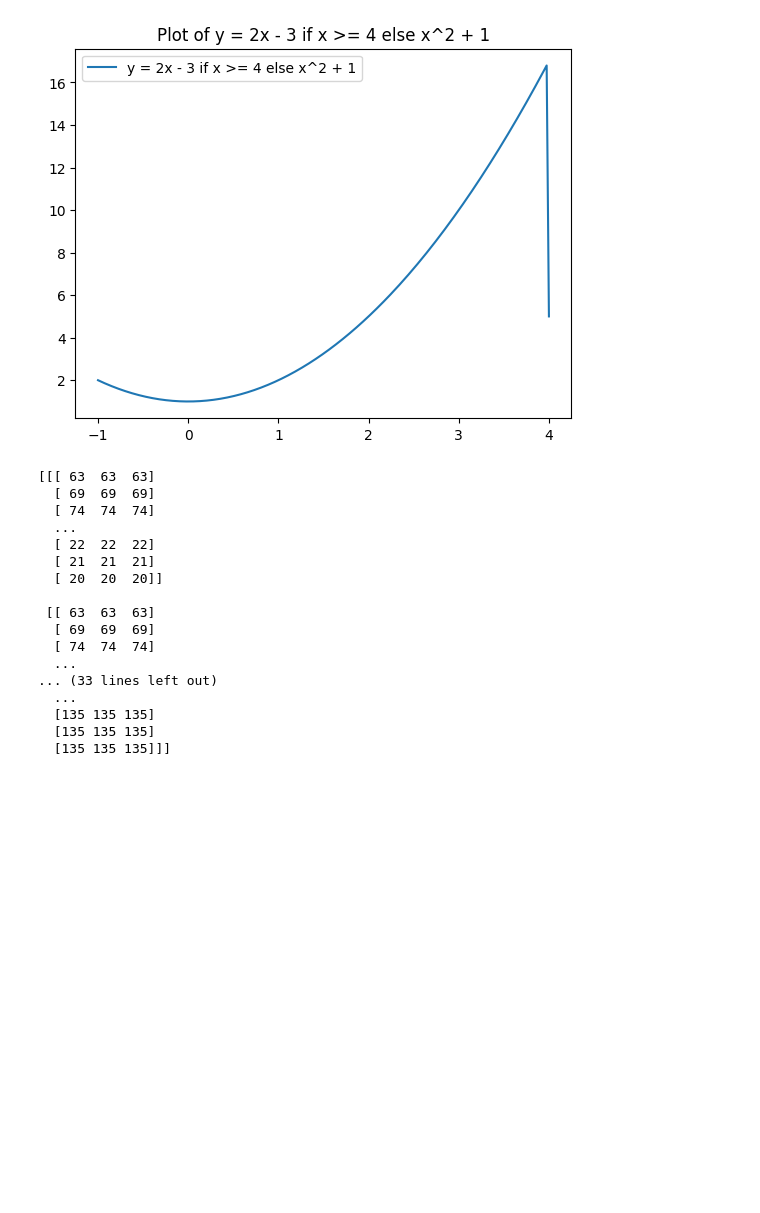
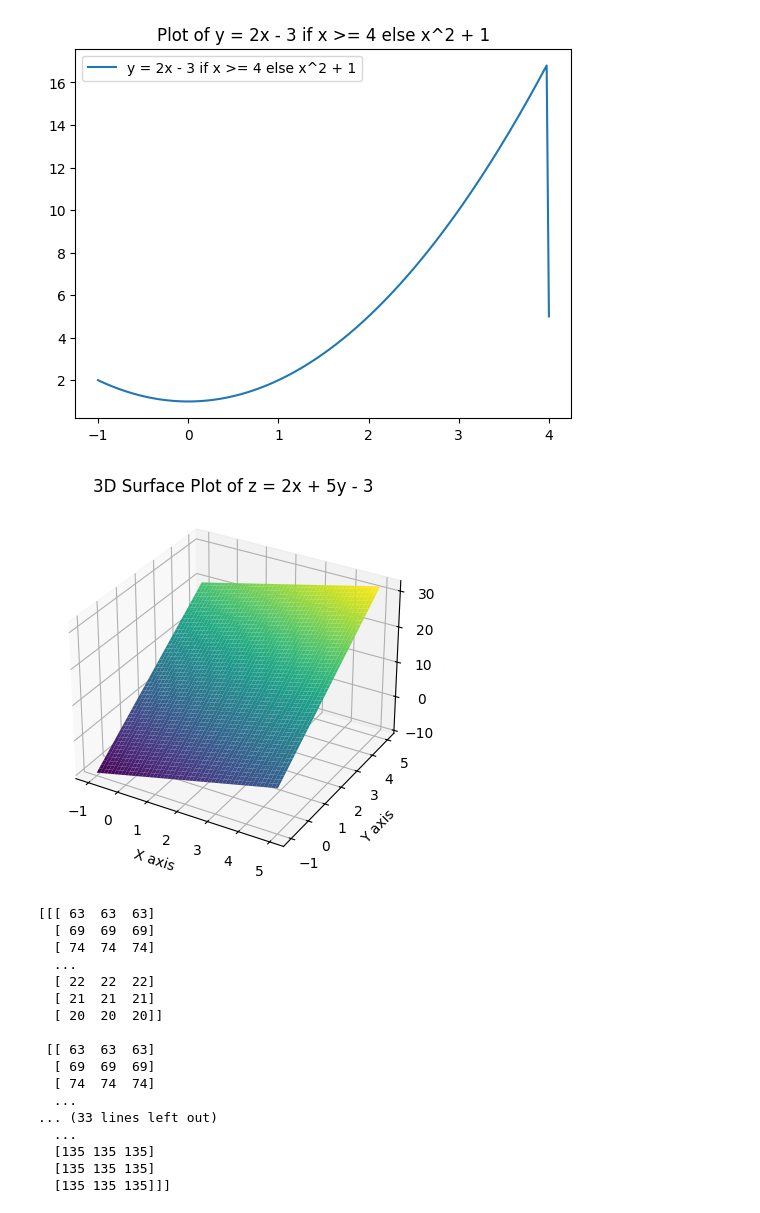
Before and after one commit to Pavan19047/SAMSUNG-INNOVATION-CAMPUS, a Jupyter notebook: main.ipynb, the cells around one changed output. Drawn from its saved outputs; the diff is of its cells as text; code cells hidden in the pictures; blank space fills up the shorter version.

```diff
--- a/main.ipynb
+++ b/main.ipynb
@@ -343,3 +345,21 @@ plt.show()
+# %%
+x = np.linspace(-1, 5, 200)
+y = np.linspace(-1, 5, 200)
+X, Y = np.meshgrid(x, y)
+Z = 2*X + 5*Y - 3
+# 3D plots
+from mpl_toolkits.mplot3d import Axes3D
+import matplotlib.pyplot as plt
+fig = plt.figure()
+ax = fig.add_subplot(111, projection='3d')
+ax.plot_surface(X, Y, Z, cmap='viridis') # type: ignore
+ax.set_xlabel('X axis')
+ax.set_ylabel('Y axis')
+ax.set_zlabel('Z axis') # type: ignore
+plt.title('3D Surface Plot of z = 2x + 5y - 3')
+plt.show()
+# %% [output]
+[figure, added]
 # %%
 from PIL import Image
 import numpy as np
```
Also changed, not shown: parts of 1 cell of this notebook.
